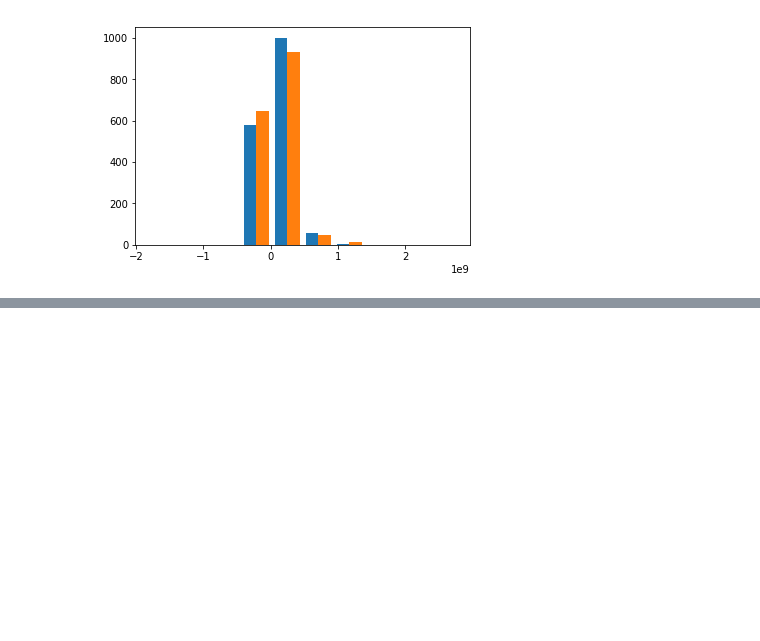
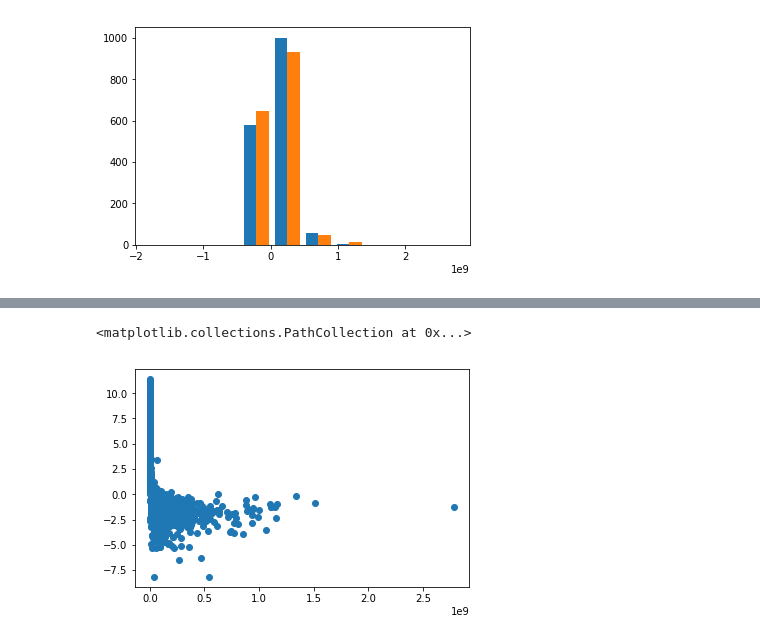
Before and after one commit to FranLMSP/platzi-ml, a Jupyter notebook: 3. Introducing Scikitlearn.ipynb, the cells around one changed output, grey strips where cells are left out. Drawn from its saved outputs; the diff is of its cells as text; code cells hidden in the pictures; blank space fills up the shorter version.

```diff
--- a/3. Introducing Scikitlearn.ipynb
+++ b/3. Introducing Scikitlearn.ipynb
@@ -68,0 +87,6 @@ plt.hist([predicted, Y_test])
+# %%
+lap_residuals = np.log(ap_residuals)
+plt.scatter(Y_test, lap_residuals)
+# %% [output]
+<matplotlib.collections.PathCollection at 0x...>
+[figure, added]
```
Also changed, not shown: parts of 6 cells of this notebook.
